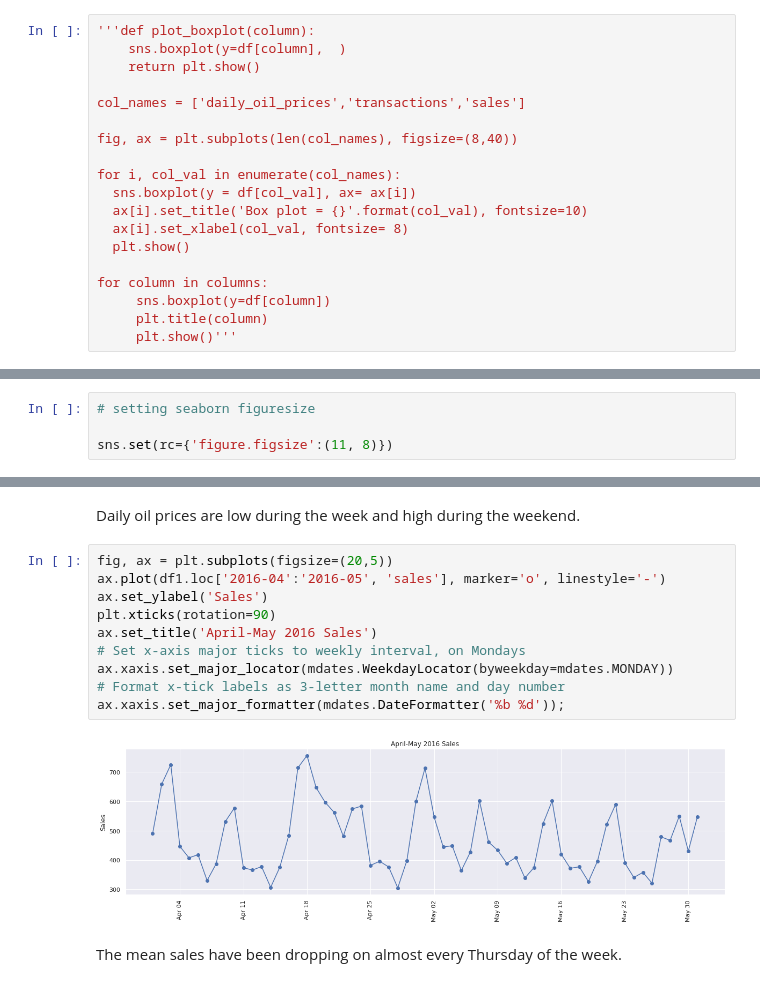
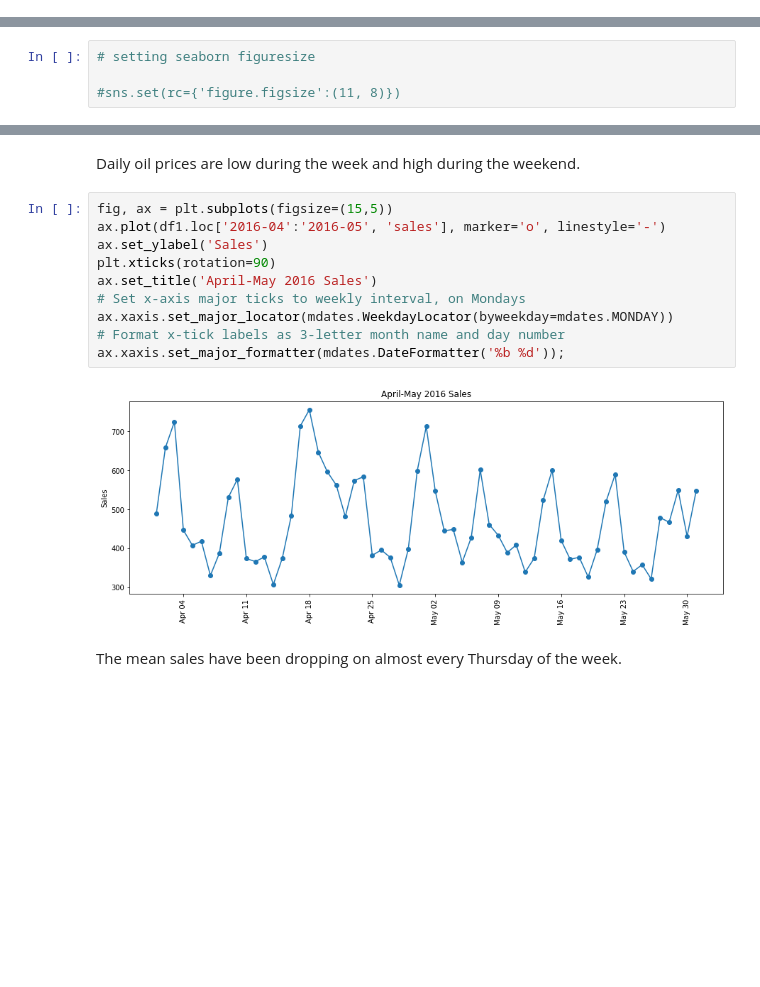
Before and after one commit to Magguire/Magguire, a Jupyter notebook: Copy_of_main_store_forecast.ipynb, the cells around one changed output, grey strips where cells are left out. Saved outputs shown, nothing was run; the diff lists cells and outputs as text; blank space fills up the shorter version.

```diff
--- a/Copy_of_main_store_forecast.ipynb
+++ b/Copy_of_main_store_forecast.ipynb
@@ -375,21 +379,2 @@ dtype('float64')
 # %% [markdown]
 ### Validation
-# %%
-'''def plot_boxplot(column):
-    sns.boxplot(y=df[column],  )
-    return plt.show()
-
-col_names = ['daily_oil_prices','transactions','sales']
-
-fig, ax = plt.subplots(len(col_names), figsize=(8,40))
-
-for i, col_val in enumerate(col_names):
-  sns.boxplot(y = df[col_val], ax= ax[i])
-  ax[i].set_title('Box plot = {}'.format(col_val), fontsize=10)
-  ax[i].set_xlabel(col_val, fontsize= 8)
-  plt.show()
-
-for column in columns:
-     sns.boxplot(y=df[column])
-     plt.title(column)
-     plt.show()'''
@@ -1089,7 +1074,7 @@ DatetimeIndex(['2013-01-01', '2013-01-02', '2013-01-03', '2013-01-04',
 # %%
 # setting seaborn figuresize
 
-sns.set(rc={'figure.figsize':(11, 8)})
+#sns.set(rc={'figure.figsize':(11, 8)})
 # %%
 # Line plot
 
@@ -1178,17 +1163,17 @@ ax.xaxis.set_major_formatter(mdates.DateFormatter('%b %d'));
 # %% [markdown]
 Daily oil prices are low during the week and high during the weekend.
 # %%
-fig, ax = plt.subplots(figsize=(20,5))
+fig, ax = plt.subplots(figsize=(15,5))
 ax.plot(df1.loc['2016-04':'2016-05', 'sales'], marker='o', linestyle='-')
 ax.set_ylabel('Sales')
 plt.xticks(rotation=90)
 ax.set_title('April-May 2016 Sales')
 # Set x-axis major ticks to weekly interval, on Mondays
 ax.xaxis.set_major_locator(mdates.WeekdayLocator(byweekday=mdates.MONDAY))
 # Format x-tick labels as 3-letter month name and day number
 ax.xaxis.set_major_formatter(mdates.DateFormatter('%b %d'));
 # %% [output]
-[figure, old version]
+[figure, new version]
 # %% [markdown]
 The mean sales have been dropping on almost every Thursday of the week.
 # %% [markdown]
```
Also changed, not shown: parts of 90 cells of this notebook.
